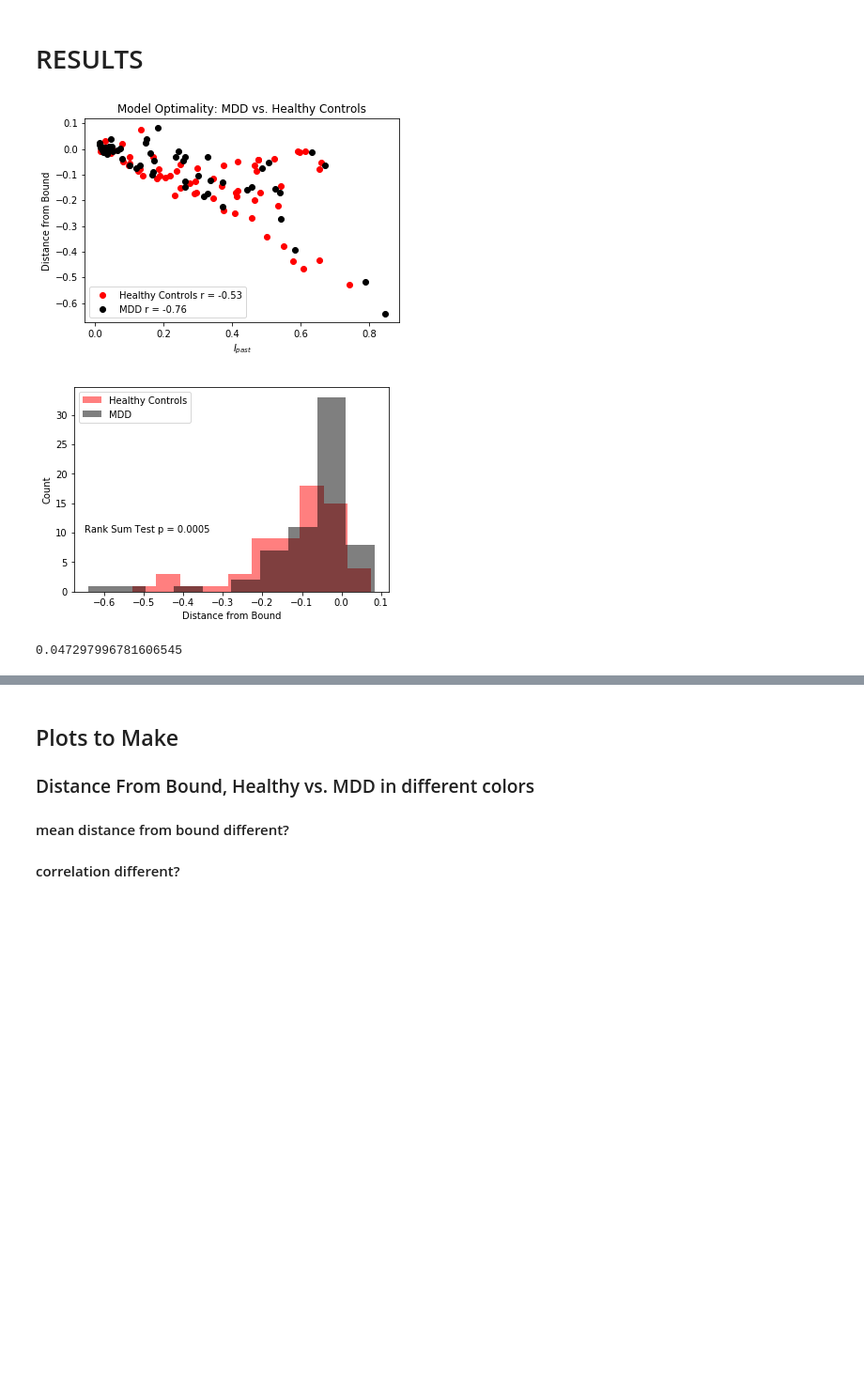
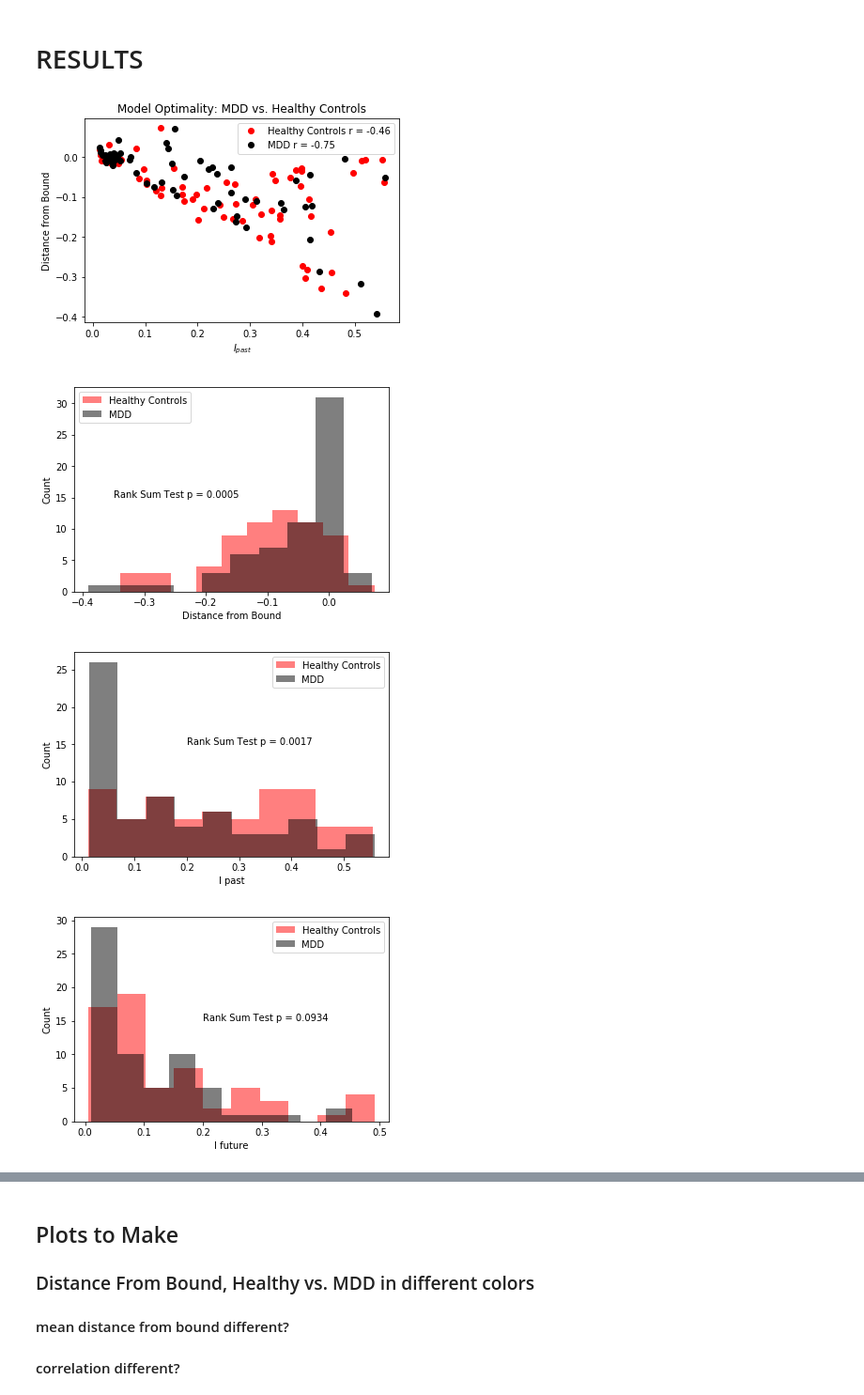
Before and after one commit to alsfilip/Empirical_Information_Bottleneck, a Jupyter notebook: RL_MDD/MDD_analysis.ipynb, the cells around one changed output, grey strips where cells are left out. Shown at 94% size. Drawn from its saved outputs; the diff is of its cells as text; code cells hidden in the pictures; blank space fills up the shorter version.

Commit message:
added RL MDD distance from bound figs

```diff
--- a/RL_MDD/MDD_analysis.ipynb
+++ b/RL_MDD/MDD_analysis.ipynb
@@ -121,9 +122,19 @@ def deltaBound(ib_ipast,ib_ifuture,p_ipast,p_ifuture):
 
     Returns participant ifuture minus the empirical bound (more negative = farther away from the bound)
     '''
-    ind = np.argwhere(np.array(ib_ipast) > p_ipast)[0][0]
-    slp = (ib_ifuture[ind]-ib_ifuture[ind-1])/(ib_ipast[ind]-ib_ipast[ind-1])
-    intercept = ib_ifuture[ind]-(slp*ib_ipast[ind])
+    if (p_ipast < min(ib_ipast)):
+        np.insert(ib_ipast,0,0)
+        np.insert(ib_ifuture,0,0)
+    try:
+        ind = np.argwhere(np.array(ib_ipast) > p_ipast)[0][0]
+        slp = (ib_ifuture[ind]-ib_ifuture[ind-1])/(ib_ipast[ind]-ib_ipast[ind-1])
+        intercept = ib_ifuture[ind]-(slp*ib_ipast[ind])
+    except:
+        print("ib")
+        print(ib_ipast)
+        print("subject")
+        print(p_ipast)
+        raise RuntimeError('quitting')
     #Return distance between participant Ifuture and interpolated bound - higher
     return p_ifuture - ((p_ipast*slp)+intercept)
 
@@ -297,36 +320,49 @@ distances for MDD
 # RESULTS
 # %%
 plt.figure()
-plt.plot(control_x, control_y, 'ro', label='Healthy Controls r = %.2f' % corr(control_x,control_y)[0])
+plt.plot(control_past, control_distances, 'ro', label='Healthy Controls r = %.2f' % corr(control_past,control_distances)[0])
 plt.xlabel('$I_{past}$')
 plt.ylabel('Distance from Bound')
 
-plt.plot(MDD_x, MDD_y, 'ko', label='MDD r = %.2f' % corr(MDD_x,MDD_y)[0])
+plt.plot(MDD_past, MDD_distances, 'ko', label='MDD r = %.2f' % corr(MDD_past,MDD_distances)[0])
 
 
 
 plt.legend()
 plt.title('Model Optimality: MDD vs. Healthy Controls')
-plt.savefig('Optimality')
+plt.savefig('Figures/Optimality_normalized')
 plt.show()
 # %% [output]
-[figure, old version]
+[figure, new version]
 # %%
 plt.figure()
-plt.hist(control_y, 10, facecolor='r', alpha=.5)
-plt.hist(MDD_y, 10, facecolor='k', alpha=.5)
+plt.hist(control_distances, 10, facecolor='r', alpha=.5)
+plt.hist(MDD_distances, 10, facecolor='k', alpha=.5)
 plt.legend(['Healthy Controls', 'MDD'])
 plt.ylabel('Count')
 plt.xlabel('Distance from Bound')
-plt.text(-.65, 10, 'Rank Sum Test p = %.4f' % ranksums(control_y, MDD_y)[1])
-plt.savefig('Distance Distributions')
+plt.text(-.35, 15, 'Rank Sum Test p = %.4f' % ranksums(control_distances, MDD_distances)[1])
+plt.savefig('Figures/Distance Distributions_normalized')
 plt.show()
+
+plt.figure()
+plt.hist(control_past, 10, facecolor='r', alpha=.5)
+plt.hist(MDD_past, 10, facecolor='k', alpha=.5)
+plt.legend(['Healthy Controls', 'MDD'])
+plt.ylabel('Count')
+plt.xlabel('I past')
+plt.text(.2, 15, 'Rank Sum Test p = %.4f' % ranksums(control_past, MDD_past)[1])
+plt.show()
+
+plt.figure()
+plt.hist(control_future, 10, facecolor='r', alpha=.5)
+plt.hist(MDD_future, 10, facecolor='k', alpha=.5)
+plt.legend(['Healthy Controls', 'MDD'])
+plt.ylabel('Count')
+plt.xlabel('I future')
+plt.text(.2, 15, 'Rank Sum Test p = %.4f' % ranksums(control_future, MDD_future)[1])
+plt.show()
 # %% [output]
-[figure, old version]
+[figure, new version]
+[figure, added]
+[figure, added]
-# %%
-MDD_x = MDD_data['Ipast']
-np.shape(MDD_x.values)
-
-subject[1]['Ipast']
-# %% [output]
-0.047297996781606545
```
Also changed, not shown: parts of 8 cells of this notebook, 5 other files.
